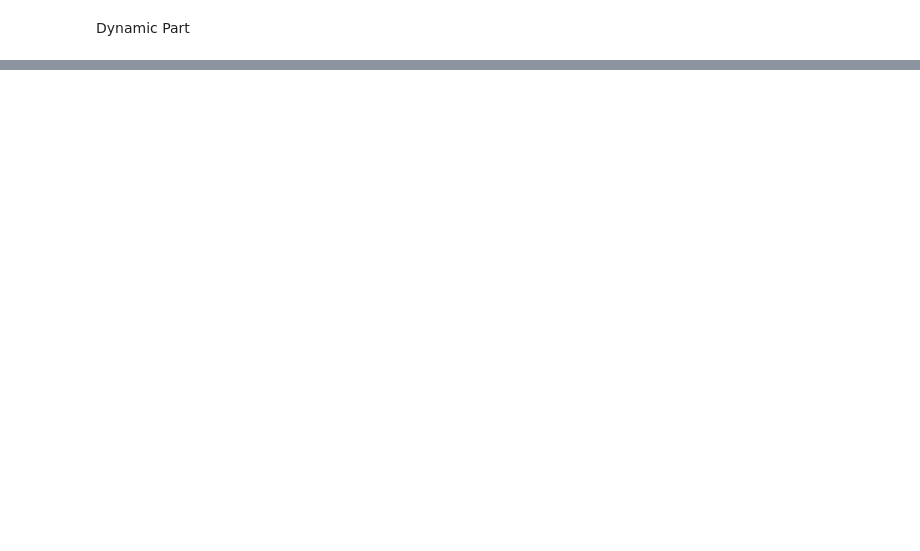
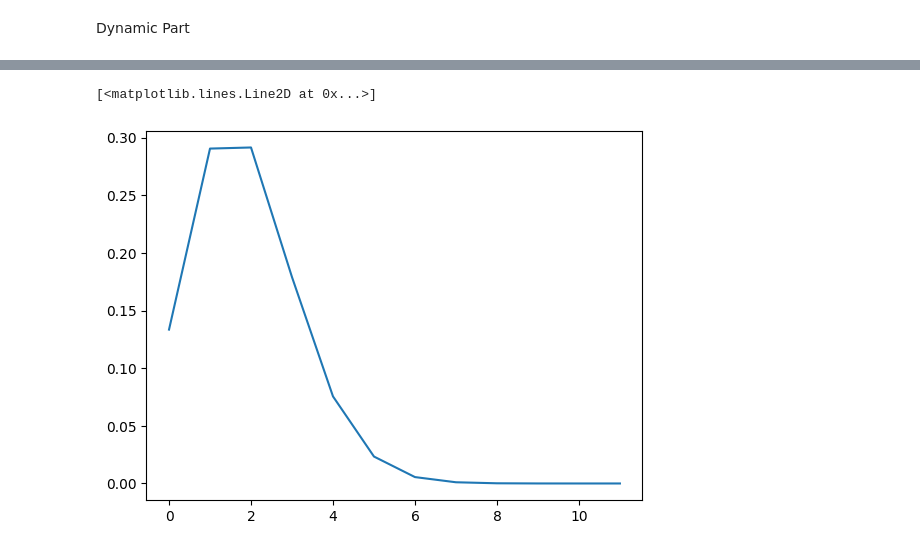
Before and after one commit to JTayMilli/391X, a Jupyter notebook: Boring.ipynb, the cells around one changed output, grey strips where cells are left out. Drawn from its saved outputs; the diff is of its cells as text; code cells hidden in the pictures; blank space fills up the shorter version.

```diff
--- a/Boring.ipynb
+++ b/Boring.ipynb
@@ -384,3 +377,8 @@ plt.hist(LobH)
+# %%
+plt.plot(csd)
+# %% [output]
+[<matplotlib.lines.Line2D at 0x...>]
+[figure, added]
 # %%
 plt.hist(CatH)
 # %% [output]
```
Also changed, not shown: parts of 28 cells of this notebook.
